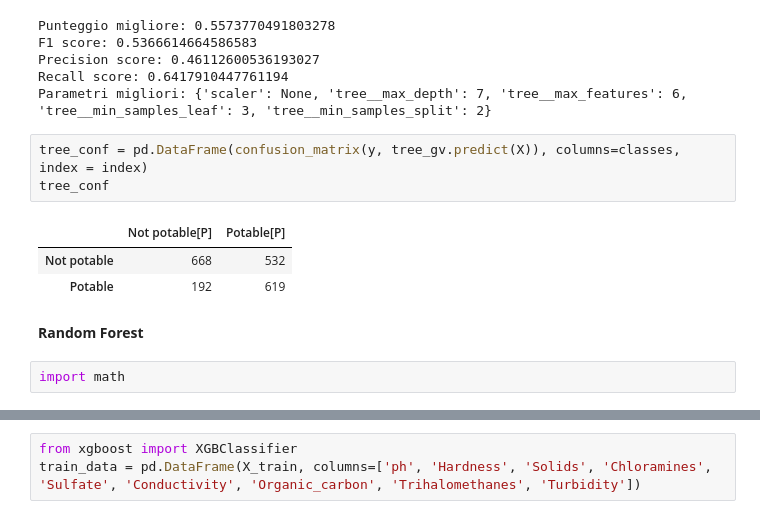
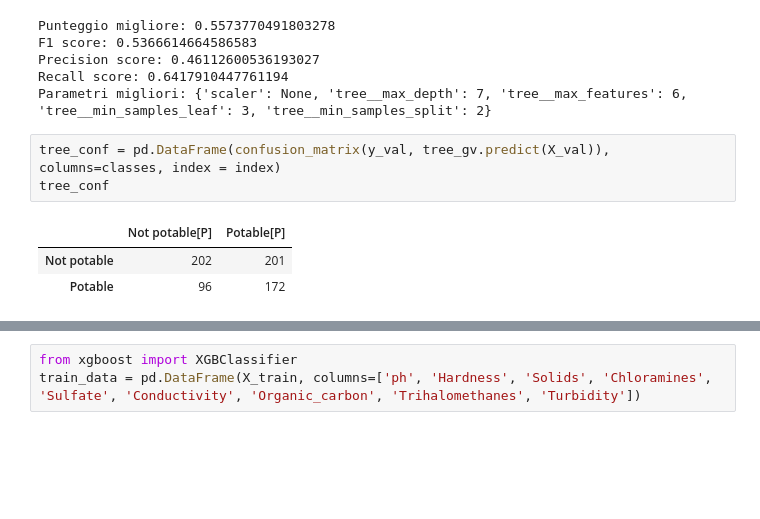
Before and after one commit to aleshark87/data-intensive-project, a Jupyter notebook: Progetto.ipynb, the cells around one changed output, grey strips where cells are left out. Drawn from its saved outputs; the diff is of its cells as text; blank space fills up the shorter version.

```diff
--- a/Progetto.ipynb
+++ b/Progetto.ipynb
@@ -516,13 +516,9 @@ Precision score: 0.46112600536193027
 Recall score: 0.6417910447761194
 Parametri migliori: {'scaler': None, 'tree__max_depth': 7, 'tree__max_features': 6, 'tree__min_samples_leaf': 3, 'tree__min_samples_split': 2}
 # %%
-tree_conf = pd.DataFrame(confusion_matrix(y, tree_gv.predict(X)), columns=classes, index = index)
+tree_conf = pd.DataFrame(confusion_matrix(y_val, tree_gv.predict(X_val)), columns=classes, index = index)
 tree_conf
 # %% [output]
 |  | Not potable[P] | Potable[P] |
-| Not potable | 668 | 532 |
-| Potable | 192 | 619 |
+| Not potable | 202 | 201 |
+| Potable | 96 | 172 |
-# %% [markdown]
-**Random Forest**
-# %%
-import math
```
Also changed, not shown: parts of 8 cells of this notebook.
